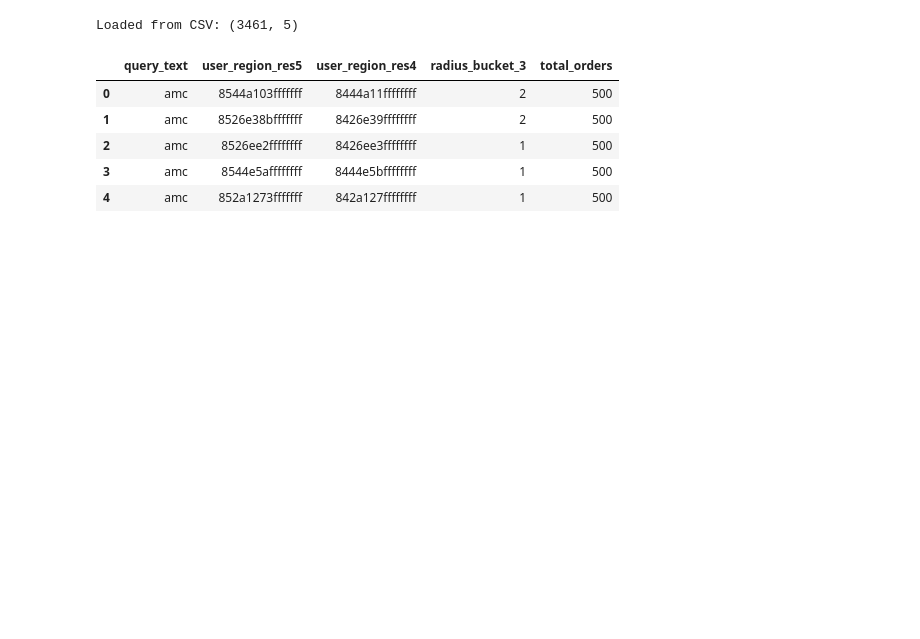
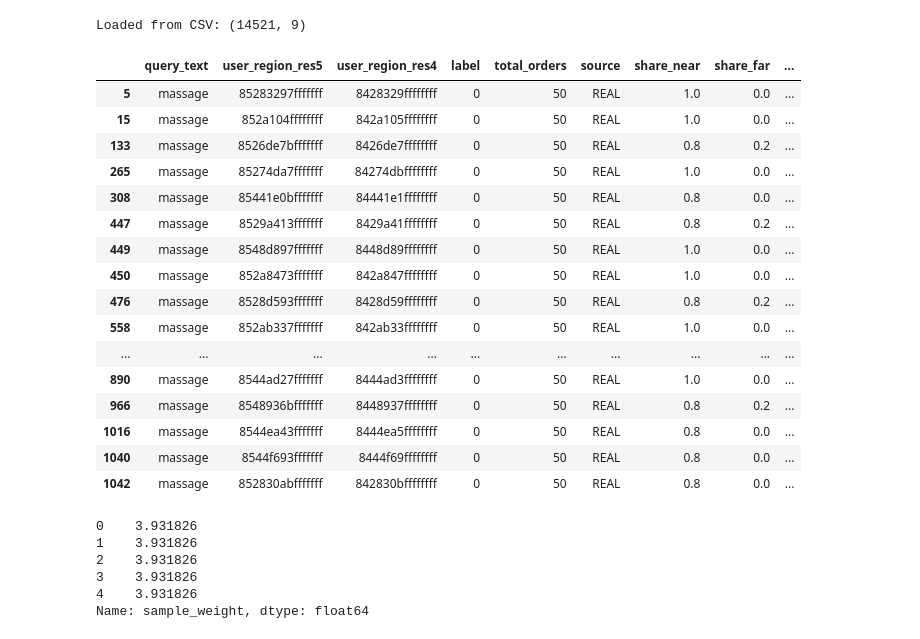
Before and after one commit to zphilippcz/research, a Jupyter notebook: query-to-radius/train_sentence_transformer.ipynb, the cells around one changed output. Saved outputs shown, nothing was run; the diff lists cells and outputs as text; code cells hidden in the pictures; blank space fills up the shorter version.

```diff
--- a/query-to-radius/train_sentence_transformer.ipynb
+++ b/query-to-radius/train_sentence_transformer.ipynb
@@ -1,16 +1,38 @@
 # %%
 import pandas as pd
+import numpy as np
 import os
 
 df = pd.read_csv("data/train.csv")
 print(f"Loaded from CSV: {df.shape}")
 
-df.head()
+
+df = df.rename(
+    columns={
+        "query": "query_text",
+        "region_res5": "user_region_res5",
+        "region_res4": "user_region_res4",
+    }
+).copy()
+df["sample_weight"] = np.log1p(df["total_orders"])
+
+df.query("query_text == 'massage'").head(20)
 # %% [output]
-Loaded from CSV: (3461, 5)
+Loaded from CSV: (14521, 9)
-|  | query_text | user_region_res5 | user_region_res4 | radius_bucket_3 | total_orders |
-| 0 | amc | 8544a103fffffff | 8444a11ffffffff | 2 | 500 |
-| 1 | amc | 8526e38bfffffff | 8426e39ffffffff | 2 | 500 |
-| 2 | amc | 8526ee2ffffffff | 8426ee3ffffffff | 1 | 500 |
-| 3 | amc | 8544e5affffffff | 8444e5bffffffff | 1 | 500 |
-| 4 | amc | 852a1273fffffff | 842a127ffffffff | 1 | 500 |
+|  | query_text | user_region_res5 | user_region_res4 | label | total_orders | source | share_near | share_far | ... |
+| 5 | massage | 85283297fffffff | 8428329ffffffff | 0 | 50 | REAL | 1.0 | 0.0 | ... |
+| 15 | massage | 852a104ffffffff | 842a105ffffffff | 0 | 50 | REAL | 1.0 | 0.0 | ... |
+| 133 | massage | 8526de7bfffffff | 8426de7ffffffff | 0 | 50 | REAL | 0.8 | 0.2 | ... |
+| 265 | massage | 85274da7fffffff | 84274dbffffffff | 0 | 50 | REAL | 1.0 | 0.0 | ... |
+| 308 | massage | 85441e0bfffffff | 84441e1ffffffff | 0 | 50 | REAL | 0.8 | 0.0 | ... |
+| 447 | massage | 8529a413fffffff | 8429a41ffffffff | 0 | 50 | REAL | 0.8 | 0.2 | ... |
+| 449 | massage | 8548d897fffffff | 8448d89ffffffff | 0 | 50 | REAL | 1.0 | 0.0 | ... |
+| 450 | massage | 852a8473fffffff | 842a847ffffffff | 0 | 50 | REAL | 1.0 | 0.0 | ... |
+| 476 | massage | 8528d593fffffff | 8428d59ffffffff | 0 | 50 | REAL | 0.8 | 0.2 | ... |
+| 558 | massage | 852ab337fffffff | 842ab33ffffffff | 0 | 50 | REAL | 1.0 | 0.0 | ... |
+| ... | ... | ... | ... | ... | ... | ... | ... | ... | ... |
+| 890 | massage | 8544ad27fffffff | 8444ad3ffffffff | 0 | 50 | REAL | 1.0 | 0.0 | ... |
+| 966 | massage | 8548936bfffffff | 8448937ffffffff | 0 | 50 | REAL | 0.8 | 0.2 | ... |
+| 1016 | massage | 8544ea43fffffff | 8444ea5ffffffff | 0 | 50 | REAL | 0.8 | 0.0 | ... |
+| 1040 | massage | 8544f693fffffff | 8444f69ffffffff | 0 | 50 | REAL | 0.8 | 0.0 | ... |
+| 1042 | massage | 852830abfffffff | 842830bffffffff | 0 | 50 | REAL | 0.8 | 0.0 | ... |
@@ -17 +119,15 @@ Loaded from CSV: (3461, 5)
+# %%
+# Features and target from the renamed df
+X = df[["query_text", "user_region_res5", "user_region_res4"]]
+y = df["label"].astype(int)
+w = df["sample_weight"] #= np.log1p(df["total_orders"])
+
+w.head()
+# %% [output]
+0    3.931826
+1    3.931826
+2    3.931826
+3    3.931826
+4    3.931826
+Name: sample_weight, dtype: float64
 # %%
```
Also changed, not shown: parts of 8 cells of this notebook, 13 other files.
